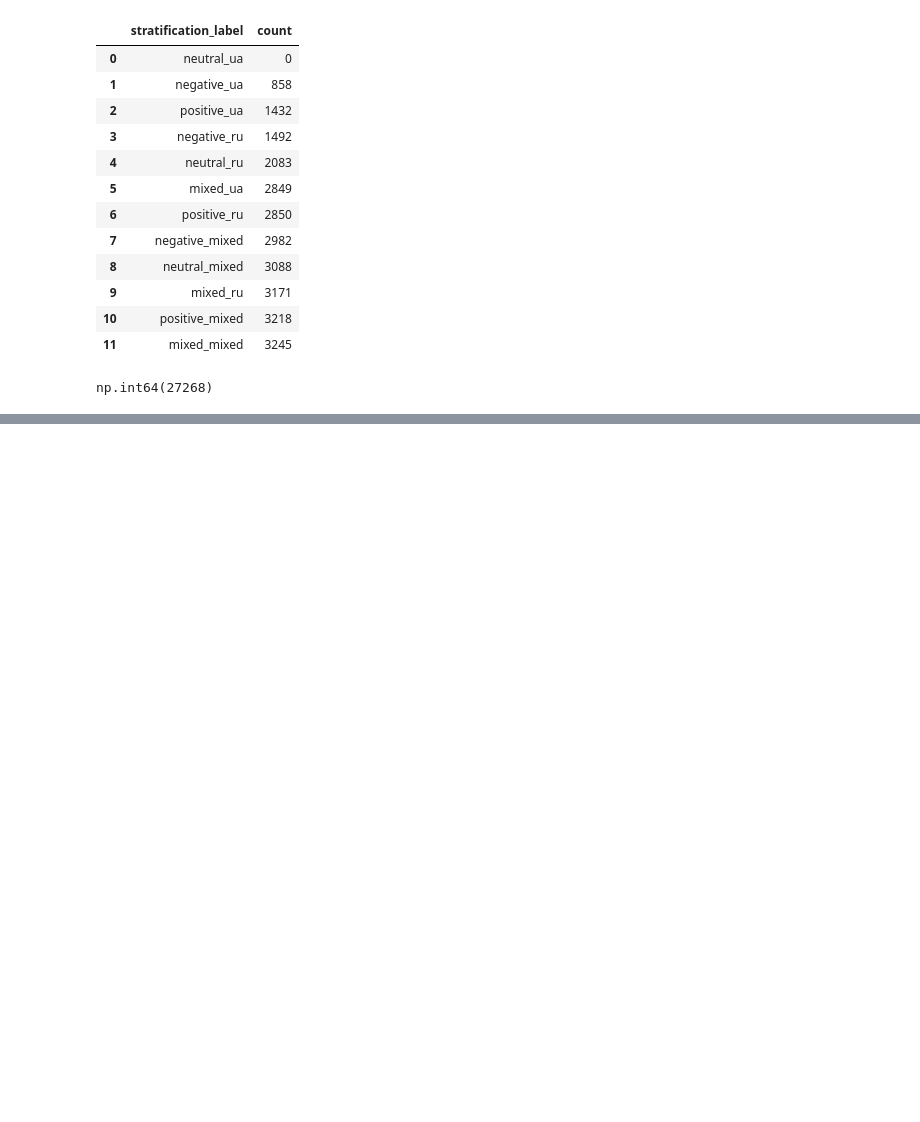
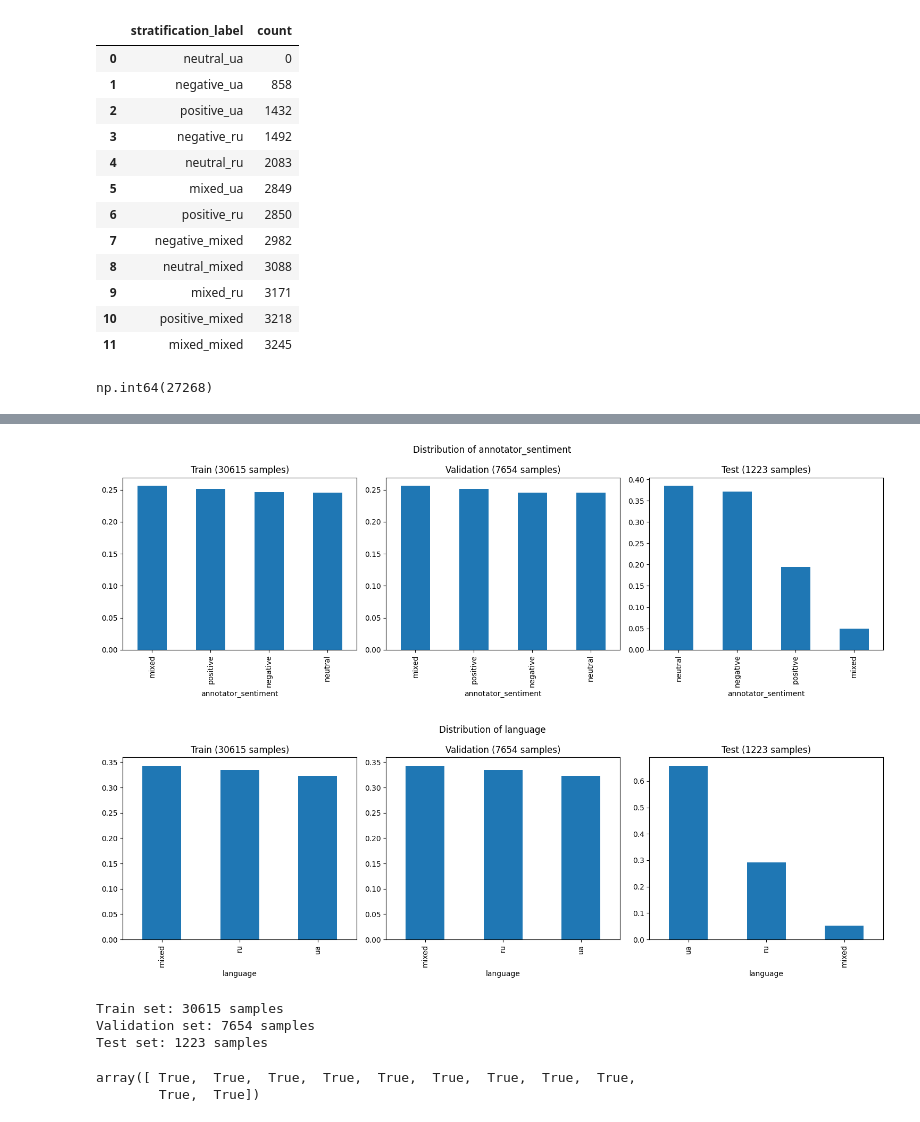
Before and after one commit to ShynkarovUCU/UASocialSentiment, a Jupyter notebook: 7. Augmentation experiments.ipynb, the cells around one changed output, grey strips where cells are left out. Cells and saved outputs as stored; diff of their text form; code cells hidden in the pictures; blank space fills up the shorter version.

```diff
--- a/7. Augmentation experiments.ipynb
+++ b/7. Augmentation experiments.ipynb
@@ -202,0 +284,6 @@ df_augmented.to_parquet('augmentations.parquet')
+# %%
+df_to_concat = df.loc[df.df_set != 'test', :].copy()
+# %%
+df_to_concat = df_to_concat.loc[:, df_augmented.columns]
+# %%
+df_augmented_full = pd.concat([df_augmented, df_to_concat], ignore_index=True)
@@ -202,0 +330,2 @@ df_augmented.to_parquet('augmentations.parquet')
+# %%
+train_df, val_df = multi_stratified_split(df_augmented_full)
@@ -202,0 +349,32 @@ df_augmented.to_parquet('augmentations.parquet')
+# %%
+# Step 4: Verify the distributions
+def verify_distributions(train_df, val_df, test_df, columns=['annotator_sentiment', 'language']):
+    """Plot distributions to verify they're similar across splits"""
+    for col in columns:
+        fig, ax = plt.subplots(1, 3, figsize=(15, 5))
+
+        train_dist = train_df[col].value_counts(normalize=True)
+        val_dist = val_df[col].value_counts(normalize=True)
+        test_dist = test_df[col].value_counts(normalize=True)
+
+        train_dist.plot(kind='bar', ax=ax[0], title=f'Train ({len(train_df)} samples)')
+        val_dist.plot(kind='bar', ax=ax[1], title=f'Validation ({len(val_df)} samples)')
+        test_dist.plot(kind='bar', ax=ax[2], title=f'Test ({len(test_df)} samples)')
+
+        fig.suptitle(f'Distribution of {col}')
+        plt.tight_layout()
+        plt.show()
+
+
+verify_distributions(train_df, val_df, test_df)
+
+# Now you have your splits ready for BERT fine-tuning
+print(f"Train set: {len(train_df)} samples")
+print(f"Validation set: {len(val_df)} samples")
+print(f"Test set: {len(test_df)} samples")
+# %% [output]
+[figure, added]
+[figure, added]
+Train set: 30615 samples
+Validation set: 7654 samples
+Test set: 1223 samples
@@ -202,0 +385,5 @@ df_augmented.to_parquet('augmentations.parquet')
+# %%
+val_df.columns == train_df.columns
+# %% [output]
+array([ True,  True,  True,  True,  True,  True,  True,  True,  True,
+        True,  True])
```
Also changed, not shown: parts of 29 cells of this notebook.
